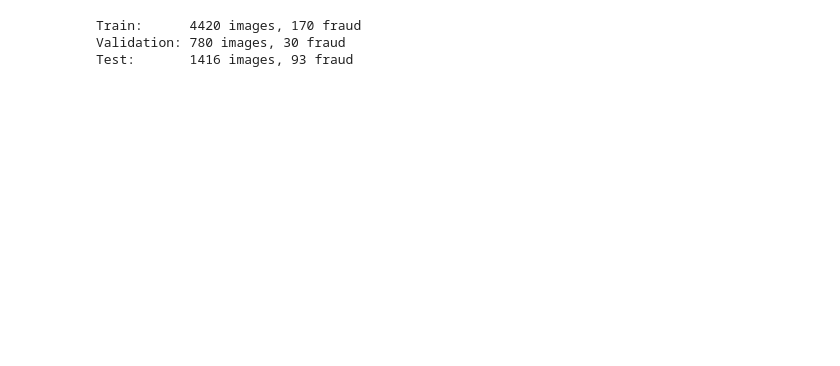
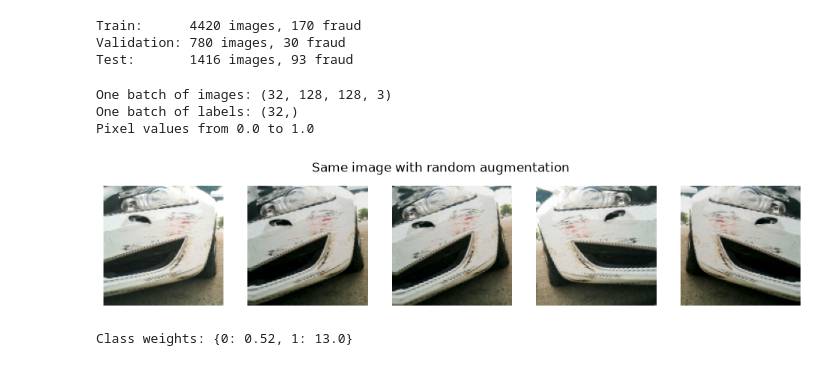
Before and after one commit to m-arij/f20dl-vehicle-fraud-ug-group9, a Jupyter notebook: notebooks/image_cnn.ipynb, the cells around one changed output. Cells and saved outputs as stored; diff of their text form; code cells hidden in the pictures; blank space fills up the shorter version.

Commit message:
Added image loading pipeline, augmentation and class weights

```diff
--- a/notebooks/image_cnn.ipynb
+++ b/notebooks/image_cnn.ipynb
@@ -65,3 +66,77 @@ print("Test:      ", len(test_paths), "images,", sum(test_labels), "fraud")
 Train:      4420 images, 170 fraud
 Validation: 780 images, 30 fraud
 Test:       1416 images, 93 fraud
+# %%
+# Function to load and resize an image given its path and label
+def load_and_resize(path, label):
+    img = tf.io.read_file(path) # Read the image file
+    img = tf.io.decode_image(img, channels=3, expand_animations=False) # Decode the image
+    img = tf.image.resize(img, IMG_SIZE) # Resize the image
+    img = tf.cast(img, tf.uint8) # Cast the image to uint8
+    return img, label
+
+# Function to normalise an image given its label
+def normalise(img, label):
+    img = tf.cast(img, tf.float32) / 255.0 # Normalise the image to [0, 1]
+    return img, label
+
+# Function to create a TensorFlow dataset from image paths and labels
+def make_dataset(paths, labels, shuffle=False):
+    ds = tf.data.Dataset.from_tensor_slices((paths, labels)) # creates a dataset
+    ds = ds.map(load_and_resize, num_parallel_calls=tf.data.AUTOTUNE) # applies the load_and_resize function in parallel
+    ds = ds.cache() # caches the dataset in memory for faster access
+
+    # If shuffle is True, shuffle the dataset with a buffer size equal to the number of paths
+    if shuffle:
+        ds = ds.shuffle(len(paths), seed=SEED)
+    ds = ds.map(normalise)
+    ds = ds.batch(BATCH_SIZE)
+    ds = ds.prefetch(tf.data.AUTOTUNE)
+    return ds
+
+train_ds = make_dataset(train_paths, train_labels, shuffle=True) # creates the training dataset
+val_ds = make_dataset(val_paths, val_labels) # creates the validation dataset
+test_ds = make_dataset(test_paths, test_labels) # creates the test dataset
+
+# Prints the shape of one batch of images and labels, and the range of pixel values
+images, labels = next(iter(train_ds))
+print("One batch of images:", images.shape)
+print("One batch of labels:", labels.shape)
+print("Pixel values from", float(tf.reduce_min(images)), "to", float(tf.reduce_max(images)))
+# %% [output]
+One batch of images: (32, 128, 128, 3)
+One batch of labels: (32,)
+Pixel values from 0.0 to 1.0
+# %%
+from tensorflow.keras import layers
+
+# Data augmentation pipeline using Keras Sequential API
+data_augmentation = tf.keras.Sequential([
+    layers.RandomFlip("horizontal"), # randomly flips the image horizontally
+    layers.RandomRotation(0.05), # randomly rotates the image by up to 5% of 360 degrees
+    layers.RandomBrightness(0.1, value_range=(0, 1)), # randomly adjusts the brightness of the image by up to 10%
+], name="augmentation")
+
+sample_img = images[0] # Select a sample image from the dataset
+plt.figure(figsize=(12, 2.3)) # Create a figure with a specific size
+for i in range(5): # Loop to create 5 augmented versions of the sample image
+    aug = data_augmentation(tf.expand_dims(sample_img, 0), training=True) # Applies augmentation
+    plt.subplot(1, 5, i + 1) # Create a subplot for each augmented image
+    plt.imshow(aug[0])
+    plt.axis("off")
+plt.suptitle("Same image with random augmentation")
+plt.savefig(RESULTS / "augmentation_examples.png", dpi=150, bbox_inches="tight")
+plt.show()
+
+# Calculate class weights to handle class imbalance
+n_total = len(train_labels)
+n_fraud = sum(train_labels)
+n_non_fraud = n_total - n_fraud
+class_weight = {  # calculates the class weights for the two classes (0: non-fraud, 1: fraud)
+    0: n_total / (2 * n_non_fraud),
+    1: n_total / (2 * n_fraud),
+}
+print("Class weights:", class_weight)
+# %% [output]
+[figure, added]
+Class weights: {0: 0.52, 1: 13.0}
```
Also changed, not shown: parts of 1 cell of this notebook, 1 other file.
